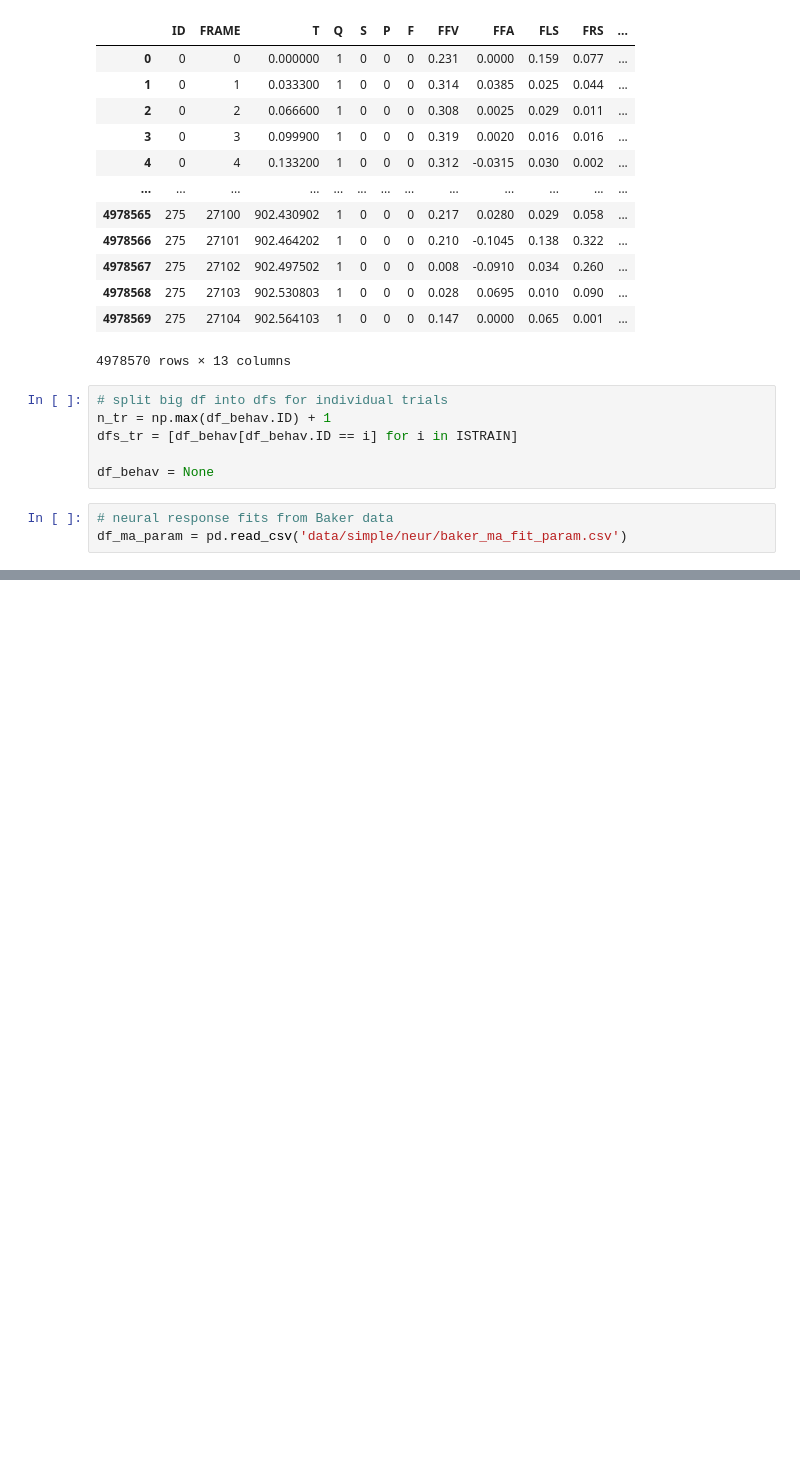
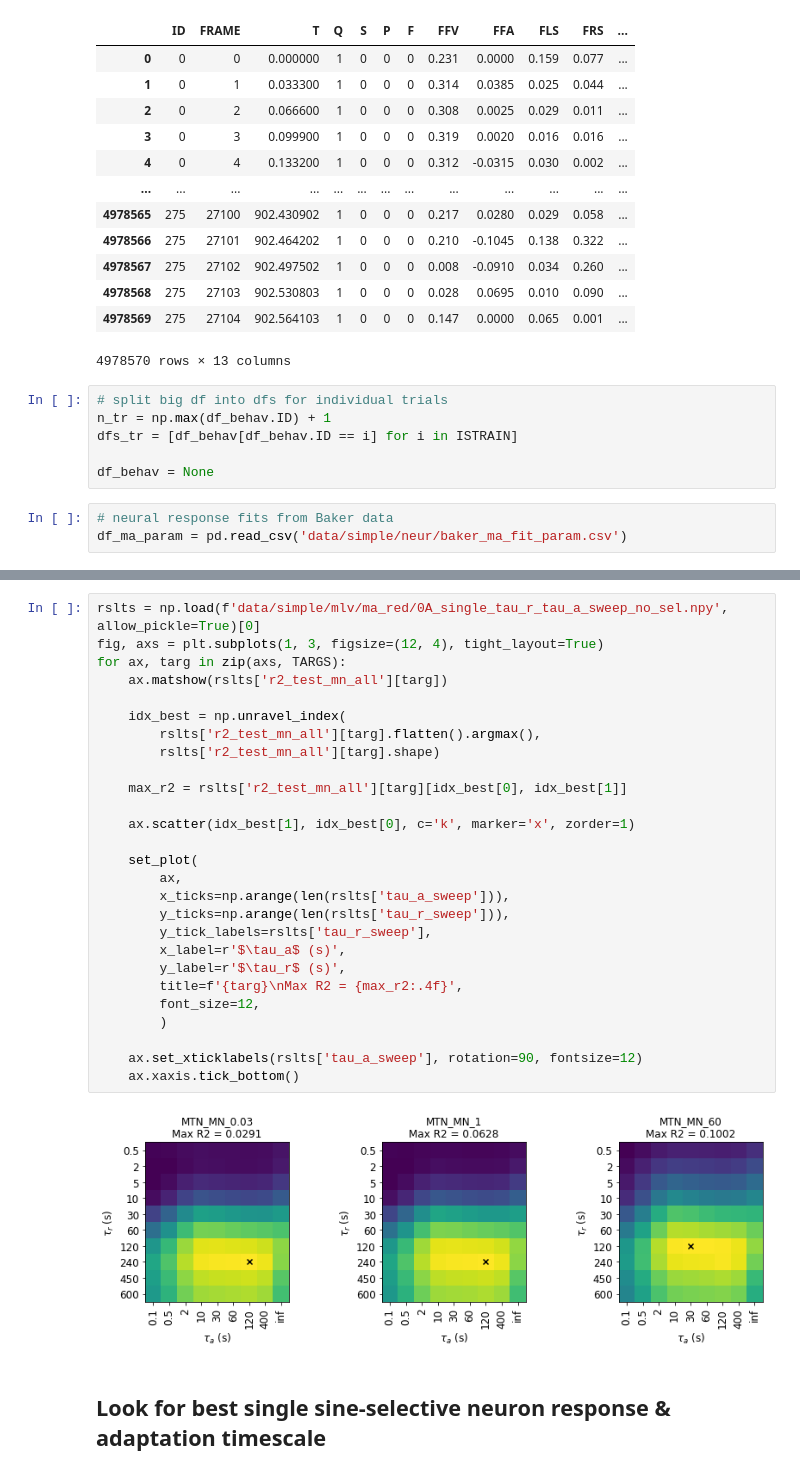
Before and after one commit to rkp8000/inferring-neural-codes, a Jupyter notebook: 5_F_record_fit_mtn_ma_reduced.ipynb, the cells around one changed output, grey strips where cells are left out. Saved outputs shown, nothing was run; the diff lists cells and outputs as text; blank space fills up the shorter version.

```diff
--- a/5_F_record_fit_mtn_ma_reduced.ipynb
+++ b/5_F_record_fit_mtn_ma_reduced.ipynb
@@ -149,0 +200,31 @@ r2_train_mns
+# %%
+rslts = np.load(f'data/simple/mlv/ma_red/0A_single_tau_r_tau_a_sweep_no_sel.npy', allow_pickle=True)[0]
+fig, axs = plt.subplots(1, 3, figsize=(12, 4), tight_layout=True)
+for ax, targ in zip(axs, TARGS):
+    ax.matshow(rslts['r2_test_mn_all'][targ])
+
+    idx_best = np.unravel_index(
+        rslts['r2_test_mn_all'][targ].flatten().argmax(),
+        rslts['r2_test_mn_all'][targ].shape)
+
+    max_r2 = rslts['r2_test_mn_all'][targ][idx_best[0], idx_best[1]]
+
+    ax.scatter(idx_best[1], idx_best[0], c='k', marker='x', zorder=1)
+
+    set_plot(
+        ax,
+        x_ticks=np.arange(len(rslts['tau_a_sweep'])),
+        y_ticks=np.arange(len(rslts['tau_r_sweep'])),
+        y_tick_labels=rslts['tau_r_sweep'],
+        x_label=r'$\tau_a$ (s)',
+        y_label=r'$\tau_r$ (s)',
+        title=f'{targ}\nMax R2 = {max_r2:.4f}',
+        font_size=12,
+        )
+
+    ax.set_xticklabels(rslts['tau_a_sweep'], rotation=90, fontsize=12)
+    ax.xaxis.tick_bottom()
+# %% [output]
+[figure, added]
+# %% [markdown]
+## Look for best single sine-selective neuron response & adaptation timescale
```
Also changed, not shown: parts of 42 cells of this notebook, 12 other files.
